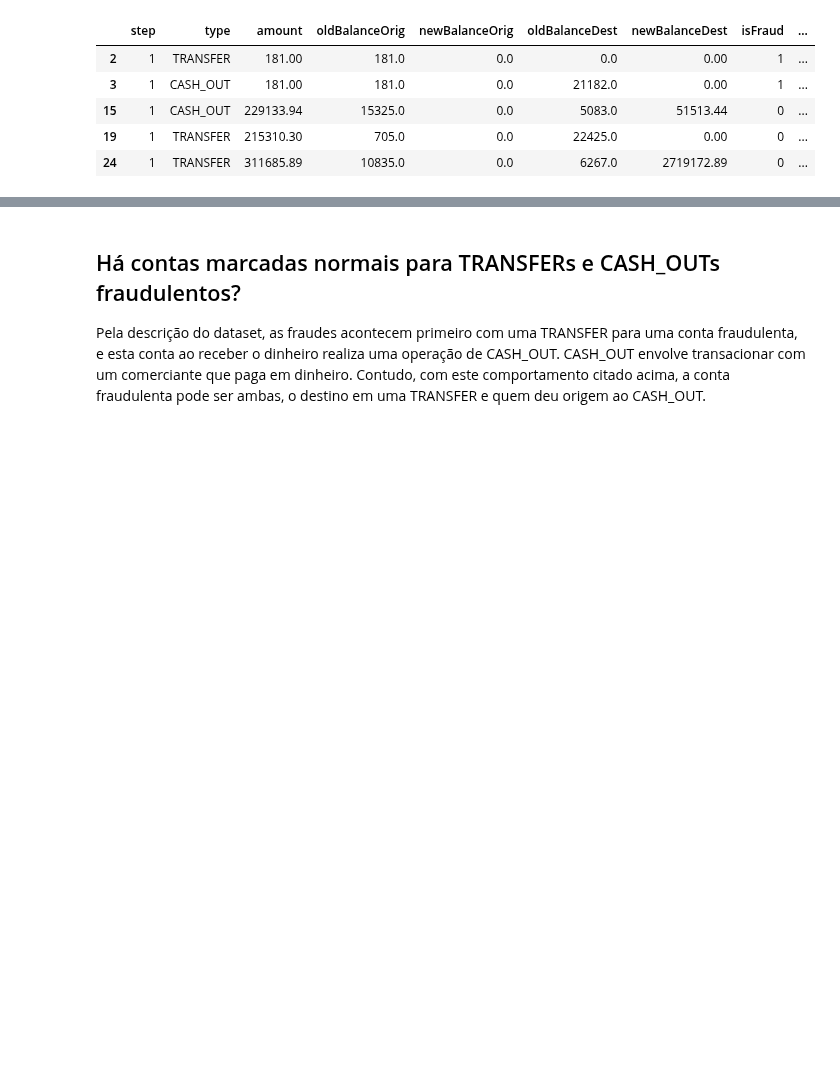
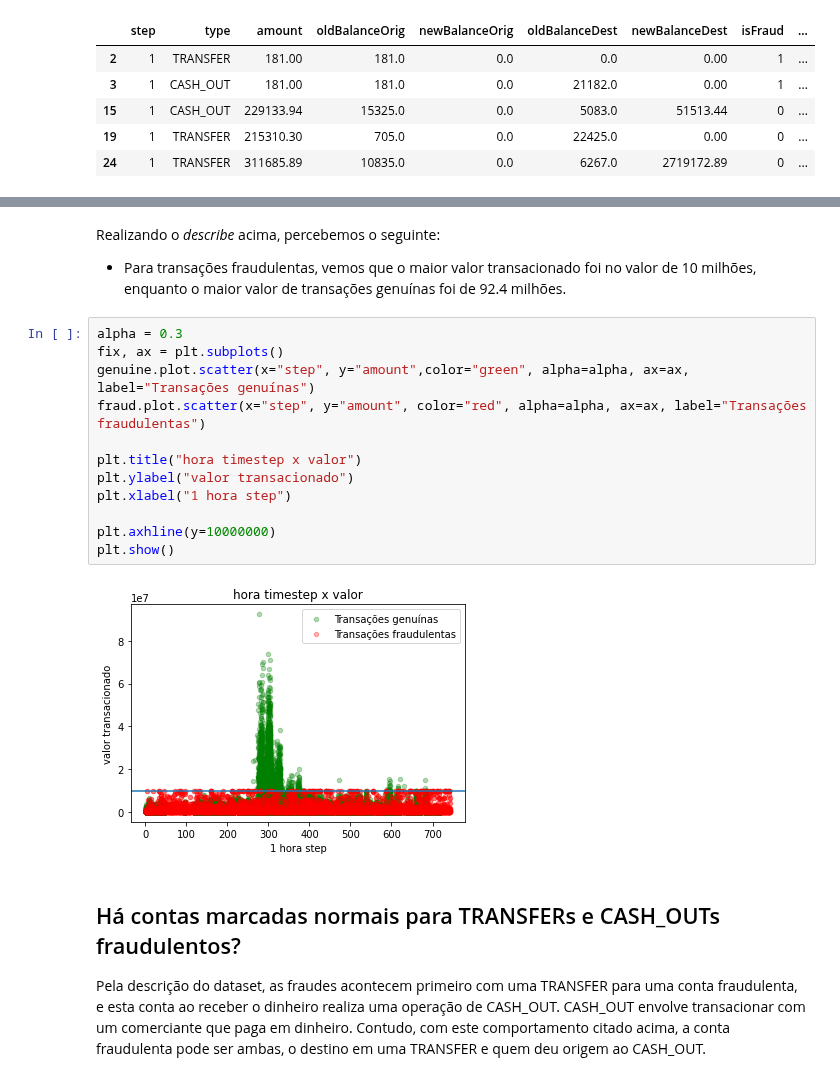
Before and after one commit to victormazevedo/predict-financial-fraud, a Jupyter notebook: Predict_Financial_Fraud.ipynb, the cells around one changed output, grey strips where cells are left out. Drawn from its saved outputs; the diff is of its cells as text; blank space fills up the shorter version.

Commit message:
Analysis of amount transactioned

```diff
--- a/Predict_Financial_Fraud.ipynb
+++ b/Predict_Financial_Fraud.ipynb
@@ -457,3 +480,21 @@ dataset.head(5)
+# %% [markdown]
+Realizando o _describe_ acima, percebemos o seguinte:
+
+* Para transações fraudulentas, vemos que o maior valor transacionado foi no valor de 10 milhões, enquanto o maior valor de transações genuínas foi de 92.4 milhões.
+# %%
+alpha = 0.3
+fix, ax = plt.subplots()
+genuine.plot.scatter(x="step", y="amount",color="green", alpha=alpha, ax=ax, label="Transações genuínas")
+fraud.plot.scatter(x="step", y="amount", color="red", alpha=alpha, ax=ax, label="Transações fraudulentas")
+
+plt.title("hora timestep x valor")
+plt.ylabel("valor transacionado")
+plt.xlabel("1 hora step")
+
+plt.axhline(y=10000000)
+plt.show()
+# %% [output]
+[figure, added]
 # %% [markdown]
 ## Há contas marcadas normais para TRANSFERs e CASH_OUTs fraudulentos?
 
```
Also changed, not shown: parts of 15 cells of this notebook.
